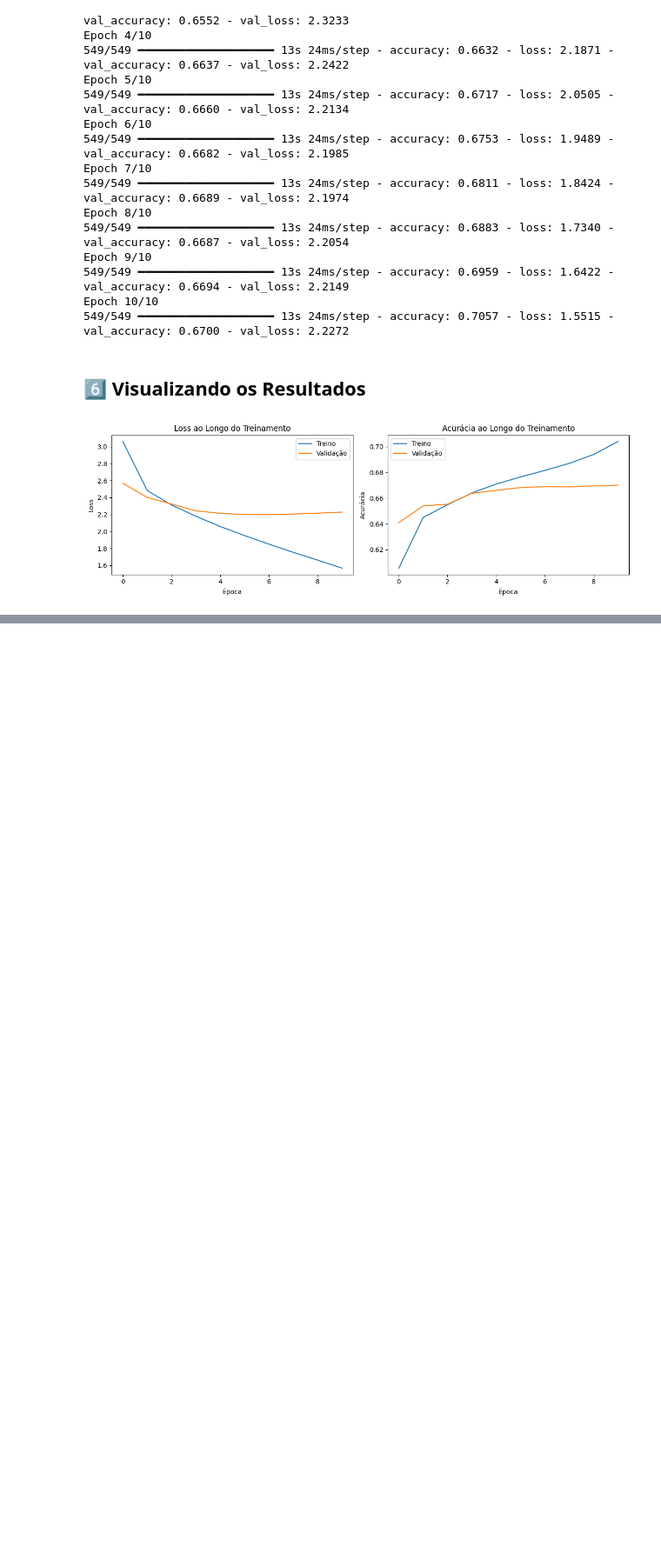
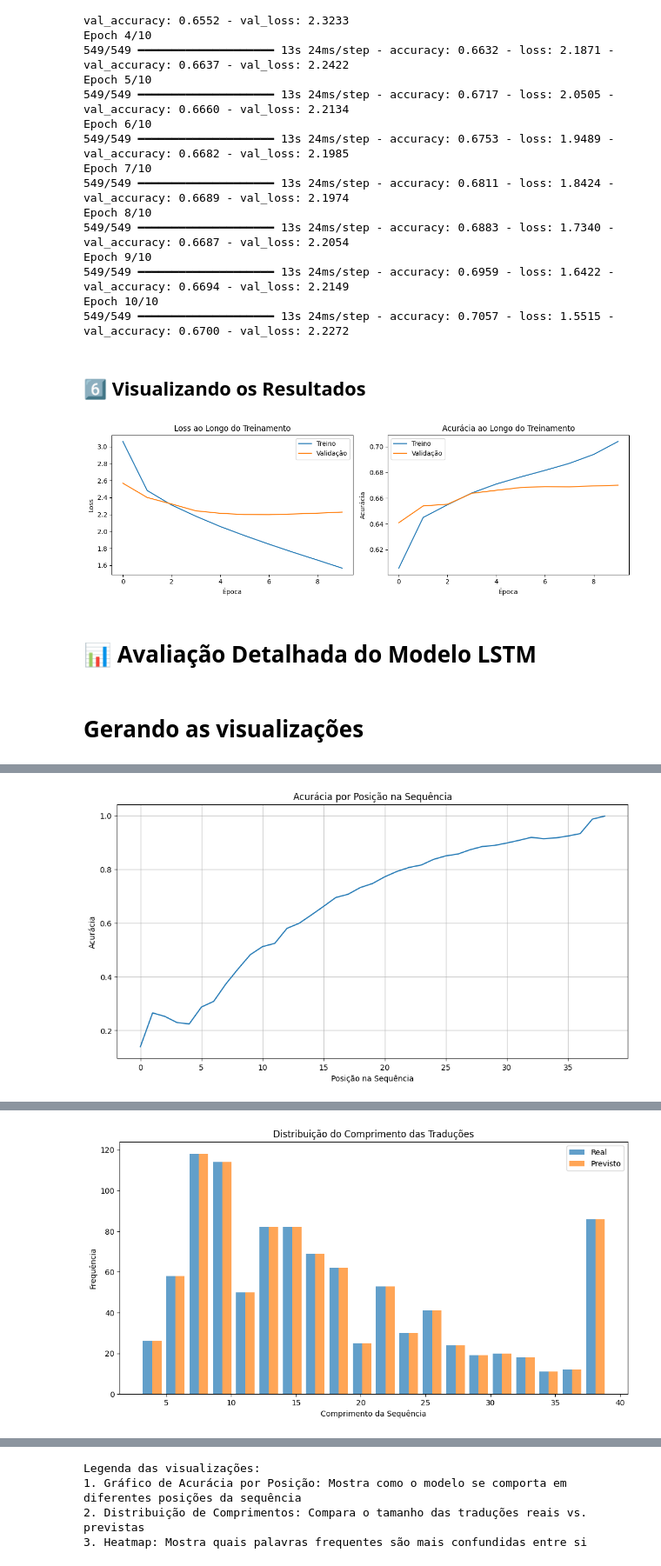
Before and after one commit to BeyondMagic/French2Portuguese, a Jupyter notebook: main.ipynb, the cells around one changed output, grey strips where cells are left out. Shown at 87% size. Cells and saved outputs as stored; diff of their text form; code cells hidden in the pictures; blank space fills up the shorter version.

Commit message:
feat(pynb): add detailed visualizations for LSTM model results

```diff
--- a/main.ipynb
+++ b/main.ipynb
@@ -294,3 +294,5 @@ plt.tight_layout()
 plt.show()
 # %% [output]
 [figure]
+# %% [markdown]
+# 📊 Avaliação Detalhada do Modelo LSTM
@@ -296,0 +363,20 @@ plt.show()
+# %% [markdown]
+# Gerando as visualizações
+# %%
+# 1. Acurácia por posição
+val_data = [X_train[-1000:], y_train[-1000:]]  # Usando últimas 1000 amostras como validação
+plot_accuracy_by_position(model, val_data[0], val_data[1])
+
+# 2. Distribuição de comprimentos
+predictions = model.predict([val_data[0], val_data[1][:, :-1]])
+pred_classes = np.argmax(predictions, axis=-1)
+plot_length_distribution(val_data[1][:, 1:], pred_classes)
+
+# 3. Heatmap de confusão
+plot_confusion_heatmap(val_data[1][:, 1:], pred_classes, tokenizer_pt)
+
+print("\nLegenda das visualizações:")
+print("1. Gráfico de Acurácia por Posição: Mostra como o modelo se comporta em diferentes posições da sequência")
+print("2. Distribuição de Comprimentos: Compara o tamanho das traduções reais vs. previstas")
+print("3. Heatmap: Mostra quais palavras frequentes são mais confundidas entre si")
+# %% [output]
@@ -296,0 +384 @@ plt.show()
+[figure, added]
@@ -296,0 +386 @@ plt.show()
+[figure, added]
@@ -296,0 +388,4 @@ plt.show()
+Legenda das visualizações:
+1. Gráfico de Acurácia por Posição: Mostra como o modelo se comporta em diferentes posições da sequência
+2. Distribuição de Comprimentos: Compara o tamanho das traduções reais vs. previstas
+3. Heatmap: Mostra quais palavras frequentes são mais confundidas entre si
```
Also changed, not shown: parts of 2 cells of this notebook.
